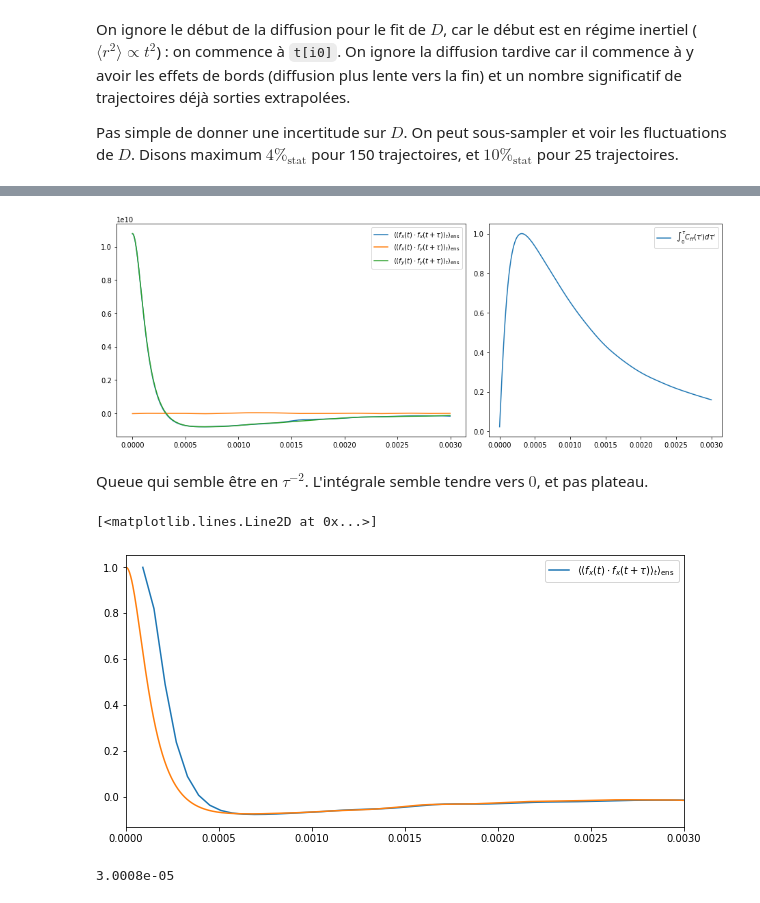
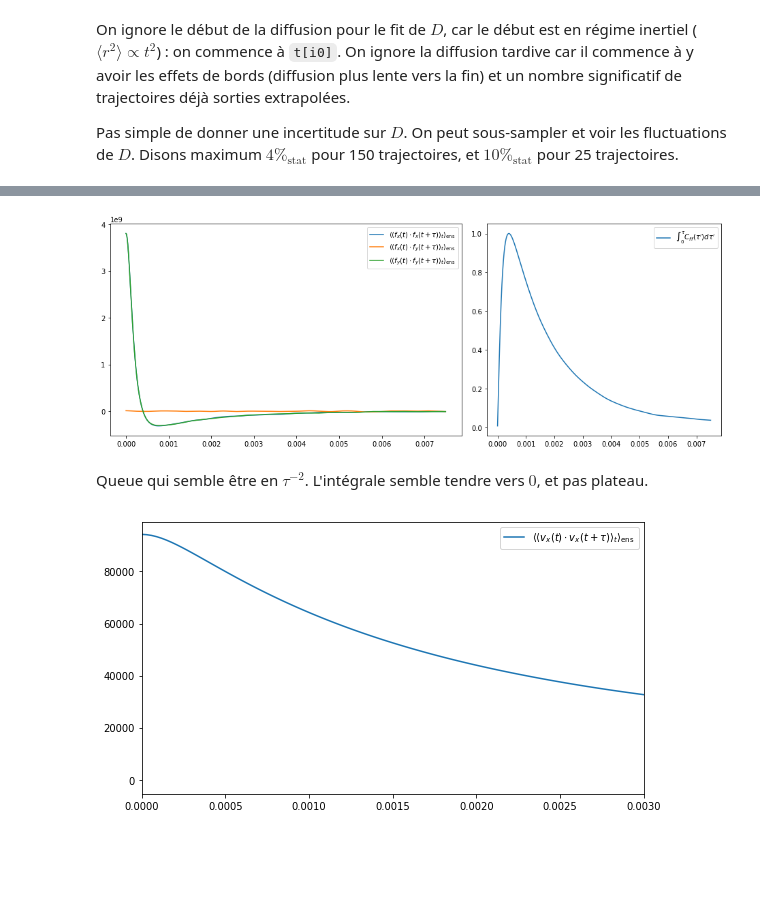
Before and after one commit to xif-fr/BrownianMotion, a Jupyter notebook: diffus_analysis.ipynb, the cells around one changed output, grey strips where cells are left out. Cells and saved outputs as stored; diff of their text form; code cells hidden in the pictures; blank space fills up the shorter version.

Commit message:
diffusion analysis

```diff
--- a/diffus_analysis.ipynb
+++ b/diffus_analysis.ipynb
@@ -7,7 +7,8 @@ import scipy.optimize
 from math import *
 π = np.pi
 # %%
-path = "results_diffus_7"
+path = "remi10"
+D = 0.3
 
 df = pd.read_csv(path+"/params.csv", sep=',', header=None)
 df = df.set_index(0).T
@@ -49,6 +56,8 @@ len(realizations)
 # %%
 T = []
 for rea in realizations:
+    if rea['T'] - params['target_T'] > 5:
+        print(rea['path'])
     T.append( rea['T'] )
 T = np.array(T)
 T_mean = np.mean(T)
@@ -57,4 +66,5 @@ plt.axvline(x = T_mean, color='black', lw=2)
 T_window = 1.8*T_mean/350
 plt.axvline(x = T_mean+T_window, linestyle='--', color='black')
 plt.axvline(x = T_mean-T_window, linestyle='--', color='black')
+None
 # %% [output]
@@ -90,7 +98,0 @@ plt.savefig(path+"/spaghettis.pdf")
-# %%
-t_end = []
-for rea in realizations:
-    t = rea['t'][-1] - params['t_beg']
-    t_end.append(t)
-plt.hist(t_end, bins=30, log=True)
-None
@@ -196,6 +275,5 @@ D = 0.3
 # %%
 cfff_tau, cfff_xx_mean, cfff_xy_mean, cfff_yy_mean = None, None, None, None
-cfxfx_tau, cfxfx_mean = None, None
 cvxvx_Δtau, cvxvx_mean = None, None
 
 for rea in realizations:
@@ -210,14 +288,9 @@ for rea in realizations:
     cfff_xy_mean += np.array(df['c_fx_fy'])
     cfff_yy_mean += np.array(df['c_fy_fy'])
 
-    df = pd.read_csv(rea['path']+"/c_fx_fx.csv", sep=',')
-    if cfxfx_tau is None:
-        cfxfx_tau = np.array(df['tau'])
-        cfxfx_mean = np.zeros(len(cfxfx_tau))
-    cfxfx_mean += np.array(df['c_fx_fx'])
-
     df = pd.read_csv(rea['path']+"/c_vx_vx.csv", sep=',')
     i0 = np.searchsorted(df['tau'], 0, side='left')
+    i0 = i0[0]
     if cvxvx_Δtau is None:
         cvxvx_Δtau = np.diff(df['tau'])[i0]
         cvxvx_mean = np.zeros(len(df['tau'])-i0)
@@ -231,5 +304,5 @@ for rea in realizations:
 cfff_xx_mean /= len(realizations)
 cfff_xy_mean /= len(realizations)
 cfff_yy_mean /= len(realizations)
-cfxfx_mean /= len(realizations)
 cvxvx_mean /= len(realizations)
+bug_cfff_xy_end = -1
@@ -236,7 +311,7 @@ cvxvx_mean /= len(realizations)
 # %%
 fig, (ax0, ax1) = plt.subplots(1,2, gridspec_kw={'width_ratios':[3,2]}, figsize=(13,5))
 ax0.plot(cfff_tau, cfff_xx_mean, label=r"$\langle\langle f_x(t) \cdot f_x(t+\tau) \rangle_t\rangle_\operatorname{ens}$")
-ax0.plot(cfff_tau, cfff_xy_mean, label=r"$\langle\langle f_x(t) \cdot f_y(t+\tau) \rangle_t\rangle_\operatorname{ens}$")
+ax0.plot(cfff_tau[:bug_cfff_xy_end], cfff_xy_mean[:bug_cfff_xy_end], label=r"$\langle\langle f_x(t) \cdot f_y(t+\tau) \rangle_t\rangle_\operatorname{ens}$")
 ax0.plot(cfff_tau, cfff_yy_mean, label=r"$\langle\langle f_y(t) \cdot f_y(t+\tau) \rangle_t\rangle_\operatorname{ens}$")
 ax0.legend()
 cfff_int = np.cumsum(cfff_xx_mean+cfff_yy_mean)
@@ -244,21 +319,27 @@ cfff_int /= np.max(cfff_int)
 ax1.plot(cfff_tau, cfff_int, label=r"$\int_0^\tau C_{ff}(\tau') d\tau'$")
 ax1.legend()
 fig.tight_layout()
+plt.savefig(path+"/cfff.pdf")
+pd.DataFrame({
+    'tau': cfff_tau,
+    'c_fx_fx': cfff_xx_mean,
+    'c_fx_fy': cfff_xy_mean,
+    'c_fy_fy': cfff_yy_mean,
+}).to_csv(path+"/cfff_mean.csv", index=False, float_format='%.8f')
 # %% [output]
-[figure, old version]
+[figure, new version]
 # %% [markdown]
 Queue qui semble être en $\tau^{-2}$. L'intégrale semble tendre vers $0$, et pas plateau.
 # %%
-plt.figure(figsize=(10,5))
-i0 = np.searchsorted(cfxfx_tau, 0, side='left')
-plt.plot(cfxfx_tau[i0+1:], cfxfx_mean[i0:-1]/cfxfx_mean[i0], label=r"$\langle\langle f_x(t) \cdot f_x(t+\tau) \rangle_t\rangle_\operatorname{ens}$")
+plt.figure(figsize=(9,5))
+cvxvx_tau = cvxvx_Δtau*np.arange(0,len(cvxvx_mean))
+plt.plot(cvxvx_tau, cvxvx_mean, label=r"$\langle\langle v_x(t) \cdot v_x(t+\tau) \rangle_t\rangle_\operatorname{ens}$")
 plt.legend()
 plt.xlim((0,0.003))
-plt.plot(cfff_tau, cfff_xx_mean/cfff_xx_mean[0])
+plt.savefig(path+"/cvv.pdf")
+pd.DataFrame({
+    'tau': cvxvx_tau,
+    'cvxvx': cvxvx_mean,
+}).to_csv(path+"/cvv_mean.csv", index=False, float_format='%.8f')
 # %% [output]
-[<matplotlib.lines.Line2D at 0x...>]
-[figure, old version]
+[figure, new version]
-# %%
-cfxfx_tau[i0]
-# %% [output]
-3.0008e-05
```
Also changed, not shown: parts of 24 cells of this notebook.
